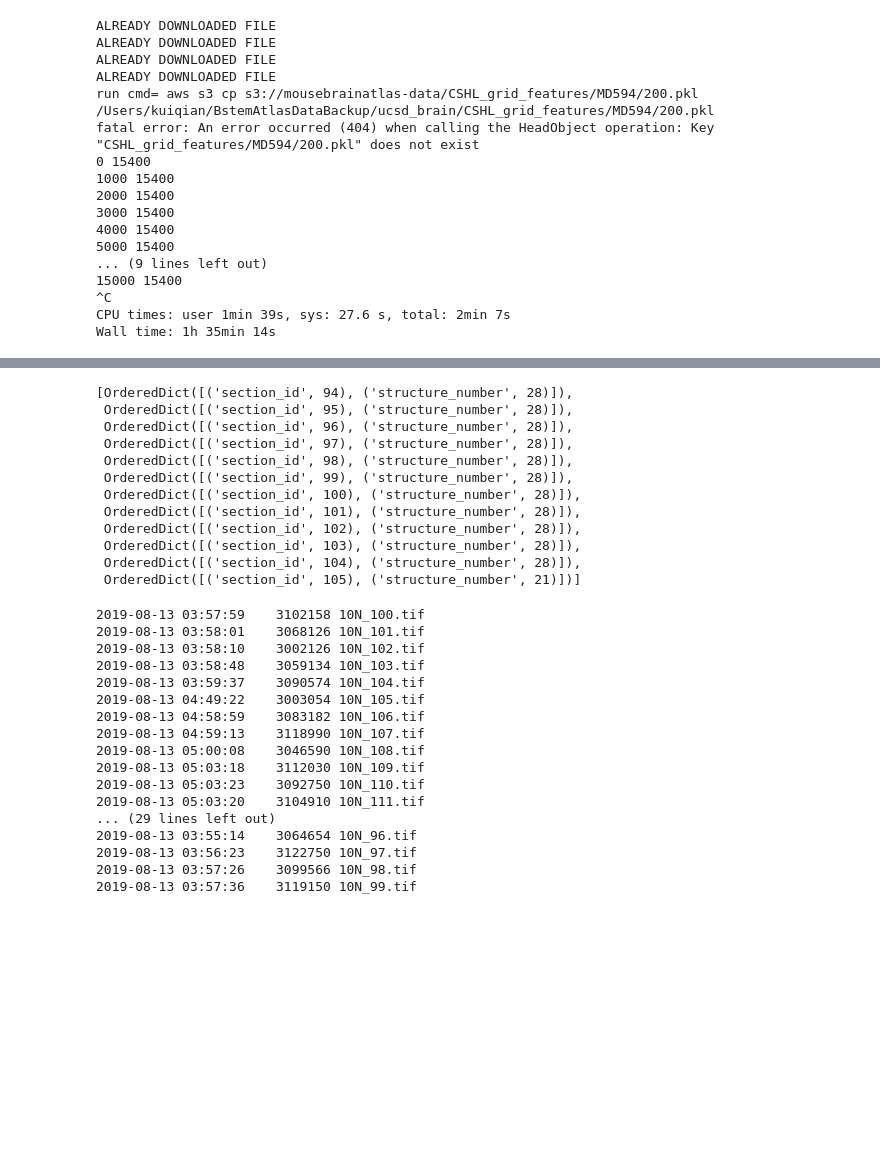
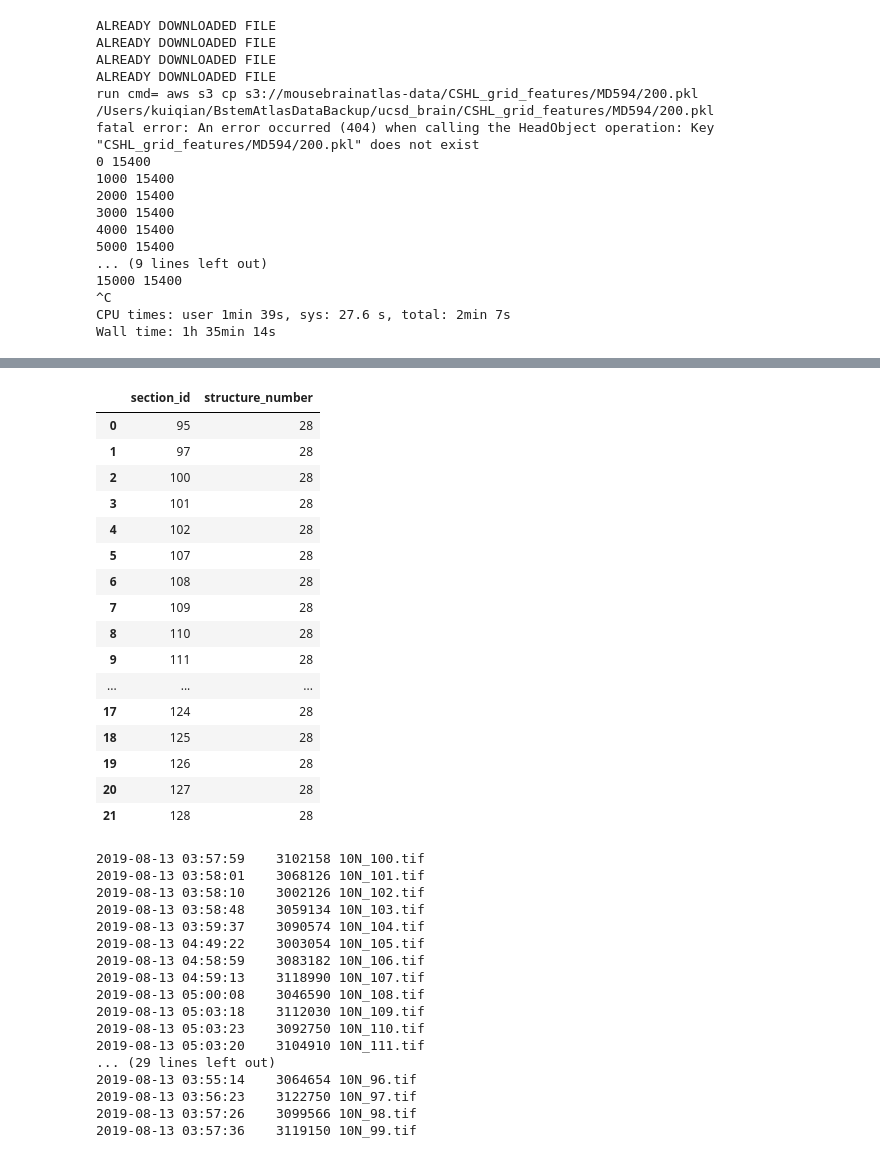
Before and after one commit to yoavfreund/shapeology_code, a Jupyter notebook: scripts/Cell_datajoint/HSV_datajoint_v2.ipynb, the cells around one changed output, grey strips where cells are left out. Cells and saved outputs as stored; diff of their text form; code cells hidden in the pictures; blank space fills up the shorter version.

```diff
--- a/scripts/Cell_datajoint/HSV_datajoint_v2.ipynb
+++ b/scripts/Cell_datajoint/HSV_datajoint_v2.ipynb
@@ -148,20 +176,27 @@ ScoreMap.drop()
 Proceed? [yes, No]: yes
 Tables dropped.  Restart kernel.
-# %%
-ScoreMap.fetch(as_dict=True)
-# %% [output]
-[OrderedDict([('section_id', 94), ('structure_number', 28)]),
- OrderedDict([('section_id', 95), ('structure_number', 28)]),
- OrderedDict([('section_id', 96), ('structure_number', 28)]),
- OrderedDict([('section_id', 97), ('structure_number', 28)]),
- OrderedDict([('section_id', 98), ('structure_number', 28)]),
- OrderedDict([('section_id', 99), ('structure_number', 28)]),
- OrderedDict([('section_id', 100), ('structure_number', 28)]),
- OrderedDict([('section_id', 101), ('structure_number', 28)]),
- OrderedDict([('section_id', 102), ('structure_number', 28)]),
- OrderedDict([('section_id', 103), ('structure_number', 28)]),
- OrderedDict([('section_id', 104), ('structure_number', 28)]),
- OrderedDict([('section_id', 105), ('structure_number', 21)])]
+# %%
+table = ScoreMap.fetch(as_dict=True)
+df = pd.DataFrame(table)
+df
+# %% [output]
+|  | section_id | structure_number |
+| 0 | 95 | 28 |
+| 1 | 97 | 28 |
+| 2 | 100 | 28 |
+| 3 | 101 | 28 |
+| 4 | 102 | 28 |
+| 5 | 107 | 28 |
+| 6 | 108 | 28 |
+| 7 | 109 | 28 |
+| 8 | 110 | 28 |
+| 9 | 111 | 28 |
+| ... | ... | ... |
+| 17 | 124 | 28 |
+| 18 | 125 | 28 |
+| 19 | 126 | 28 |
+| 20 | 127 | 28 |
+| 21 | 128 | 28 |
 # %%
 ! aws s3 ls mousebrainatlas-data/CSHL_scoremaps_new/MD594/10N/
 # %% [output]
```
Also changed, not shown: parts of 4 cells of this notebook, 3 other files.
